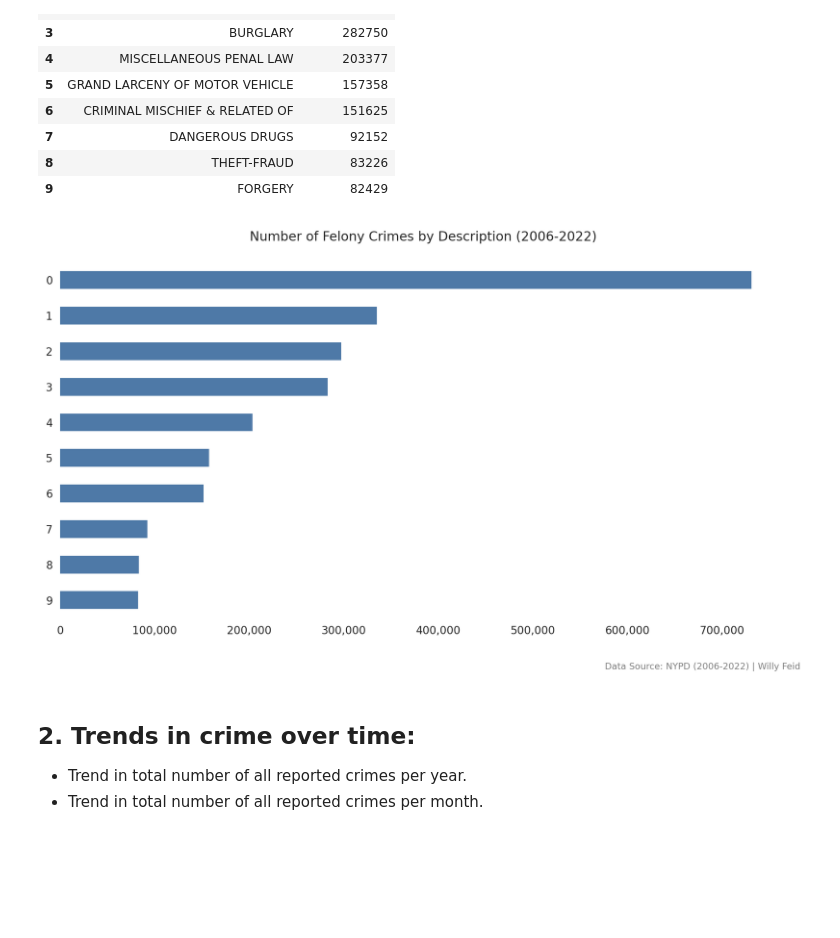
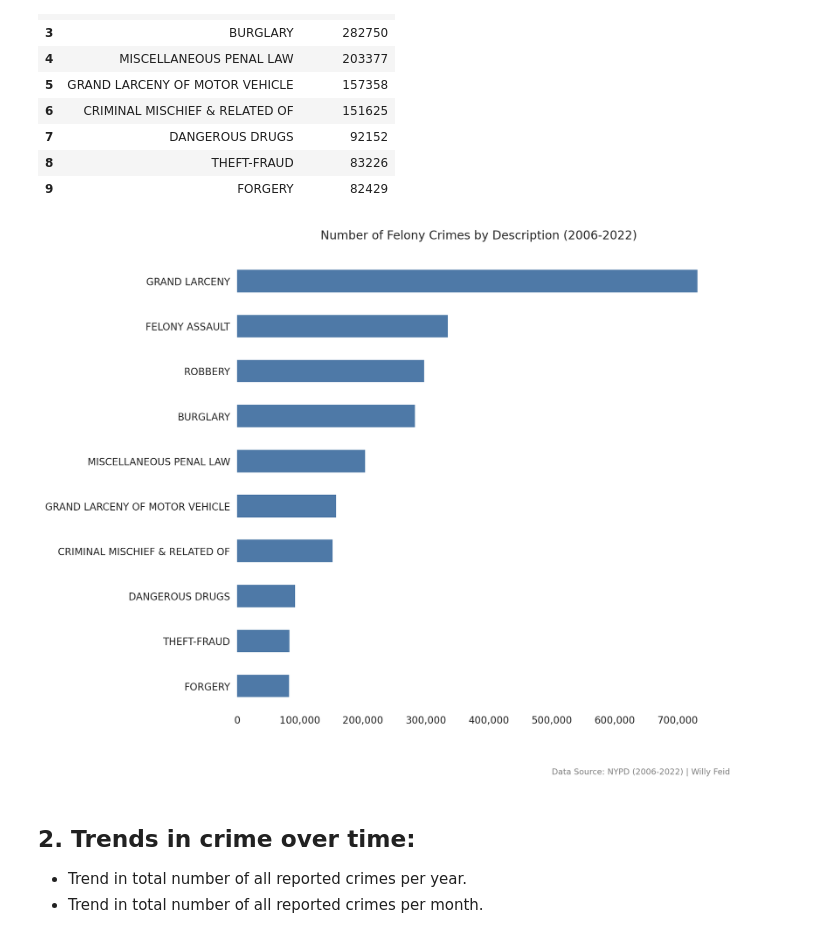
Before and after one commit to WillyFeid/NYPD_Crimes_Analysis, a Jupyter notebook: Code/NYPD_Crime_Reports_Dataset-Exploration.ipynb, the cells around one changed output. Cells and saved outputs as stored; diff of their text form; code cells hidden in the pictures; blank space fills up the shorter version.

Commit message:
Adding images of plots

```diff
--- a/Code/NYPD_Crime_Reports_Dataset-Exploration.ipynb
+++ b/Code/NYPD_Crime_Reports_Dataset-Exploration.ipynb
@@ -226,36 +218,36 @@ df3
 # Plotting felony's by description on horizontal bar
 
 # Set the style
 sns.set_style("whitegrid")
 
 # Plot
-fig, ax = plt.subplots(figsize=(10, 6))
-df3['num_crimes'].sort_values().plot(kind='barh', ax=ax, color=chartcolor, edgecolor='none')
+fig, ax = plt.subplots(figsize=(10, 8))
+df3.set_index('OFNS_DESC')['num_crimes'].sort_values().plot(kind='barh', ax=ax, color=chartcolor, edgecolor='none')
 
 # Removing fig box
 for spine in ax.spines.values():
   spine.set_visible(False)
 
 # Function to format x-axis labels with commas
 def format_ticks(value, tick_number):
     return f'{value:,.0f}'
 
 ax.xaxis.set_major_formatter(FuncFormatter(format_ticks))
 
 ax.tick_params(bottom=False, left=False)  # Remove the ticks
 ax.set_xlabel(" ")
 ax.set_ylabel("")
 ax.set_title("Number of Felony Crimes by Description (2006-2022)", pad=20)
 
 ax.text(1.02, -0.15, caption_text, transform=ax.transAxes, fontsize='small', color='gray', ha='right', va='bottom')
 ax.xaxis.grid(False)
 ax.yaxis.grid(False)
 
 plt.tight_layout()
 
 plt.show()
 # %% [output]
-[figure, old version]
+[figure, new version]
 # %% [markdown]
 ## 2. Trends in crime over time:
 
```
Also changed, not shown: parts of 6 cells of this notebook, 8 other files.
